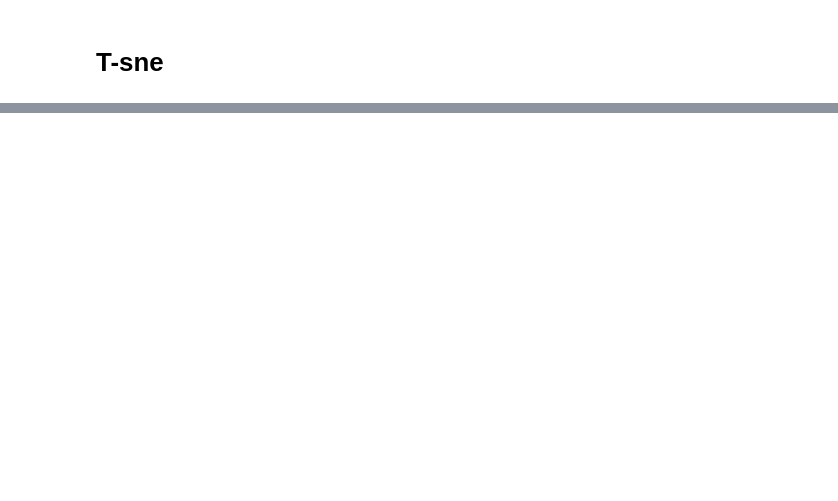
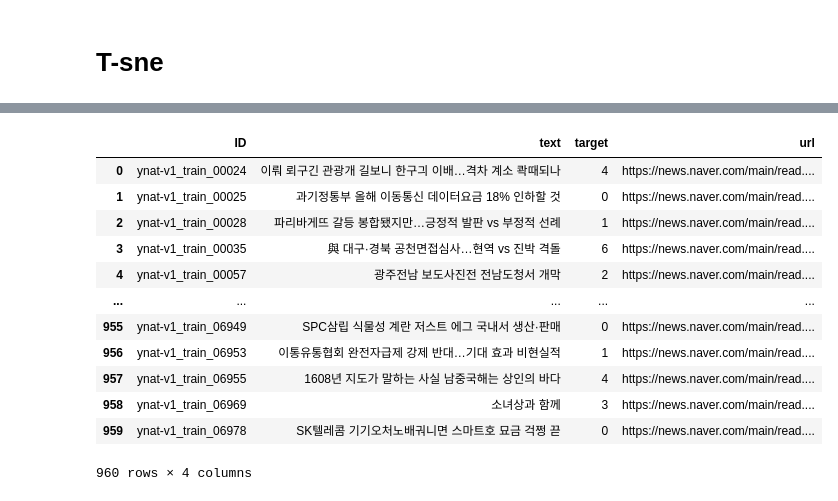
Before and after one commit to boostcampaitech6/level2-nlp-datacentric-nlp-01, a Jupyter notebook: code/EDA.ipynb, the cells around one changed output, grey strips where cells are left out. Saved outputs shown, nothing was run; the diff lists cells and outputs as text; code cells hidden in the pictures; blank space fills up the shorter version.

```diff
--- a/code/EDA.ipynb
+++ b/code/EDA.ipynb
@@ -226,0 +228,24 @@ plot_scatter3D(pd.DataFrame(df))
+# %%
+data_2 = pd.read_csv(os.path.join(DATA_DIR, 'noise_clustered.csv'))
+data_2.columns = ['vec1', 'vec2', 'target', 'pred', 'ID_2', 'text']
+
+changed = pd.merge(data,data_2, left_on=['ID', 'text', 'target'], right_on=['ID_2', 'text', 'target'], how='inner')[['ID','text','pred','url']]
+changed = changed.rename(columns={'pred':'target'})
+cluster_ver = pd.concat([data,changed]).drop_duplicates('ID', keep='last').sort_values('ID').reset_index(drop=True)
+cluster_ver.to_csv(os.path.join(DATA_DIR,'train_clustered.csv'),index=False)
+# %%
+changed
+# %% [output]
+|  | ID | text | target | url |
+| 0 | ynat-v1_train_00024 | 이뤄 뢰구긴 관광개 길보니 한구긔 이배…격차 계소 콱때되나 | 4 | https://news.naver.com/main/read.... |
+| 1 | ynat-v1_train_00025 | 과기정통부 올해 이동통신 데이터요금 18% 인하할 것 | 0 | https://news.naver.com/main/read.... |
+| 2 | ynat-v1_train_00028 | 파리바게뜨 갈등 봉합됐지만…긍정적 발판 vs 부정적 선례 | 1 | https://news.naver.com/main/read.... |
+| 3 | ynat-v1_train_00035 | 與 대구·경북 공천면접심사…현역 vs 진박 격돌 | 6 | https://news.naver.com/main/read.... |
+| 4 | ynat-v1_train_00057 | 광주전남 보도사진전 전남도청서 개막 | 2 | https://news.naver.com/main/read.... |
+| ... | ... | ... | ... | ... |
+| 955 | ynat-v1_train_06949 | SPC삼립 식물성 계란 저스트 에그 국내서 생산·판매 | 0 | https://news.naver.com/main/read.... |
+| 956 | ynat-v1_train_06953 | 이통유통협회 완전자급제 강제 반대…기대 효과 비현실적 | 1 | https://news.naver.com/main/read.... |
+| 957 | ynat-v1_train_06955 | 1608년 지도가 말하는 사실 남중국해는 상인의 바다 | 4 | https://news.naver.com/main/read.... |
+| 958 | ynat-v1_train_06969 | 소녀상과 함께 | 3 | https://news.naver.com/main/read.... |
+| 959 | ynat-v1_train_06978 | SK텔레콤 기기오처노배궈니면 스마트호 묘금 걱쩡 끋 | 0 | https://news.naver.com/main/read.... |
+960 rows × 4 columns
```
Also changed, not shown: parts of 22 cells of this notebook.
